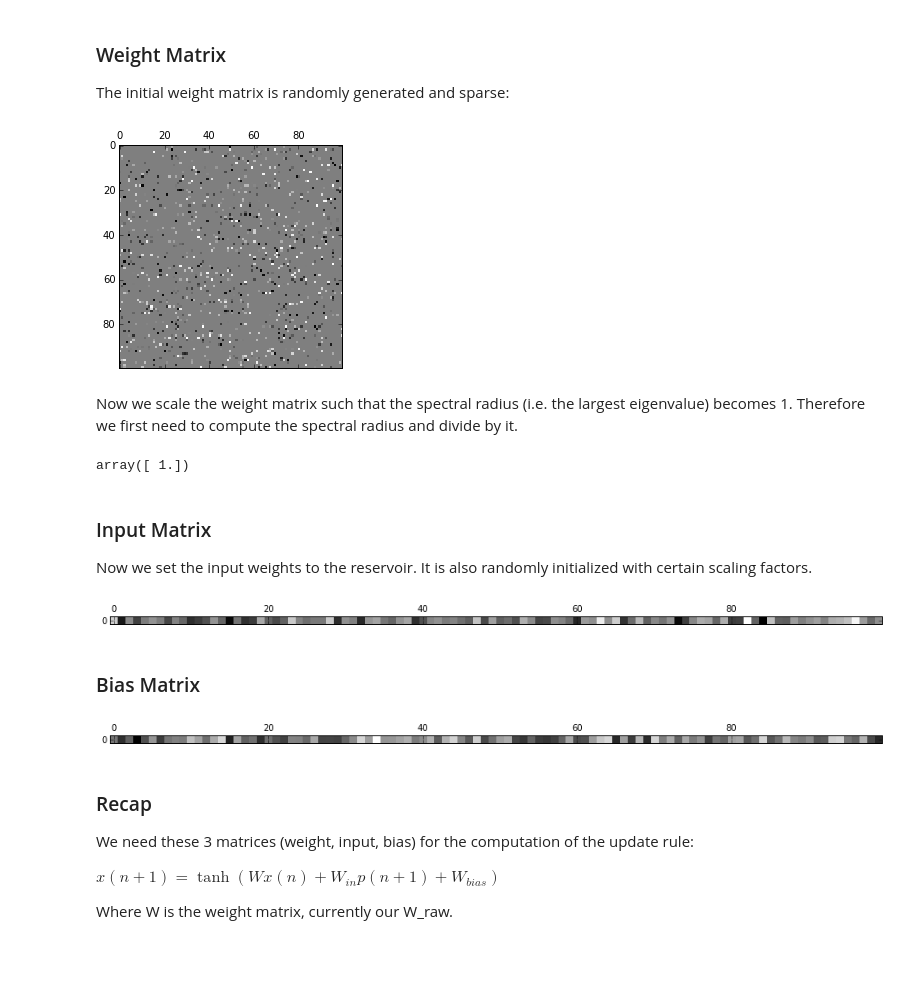
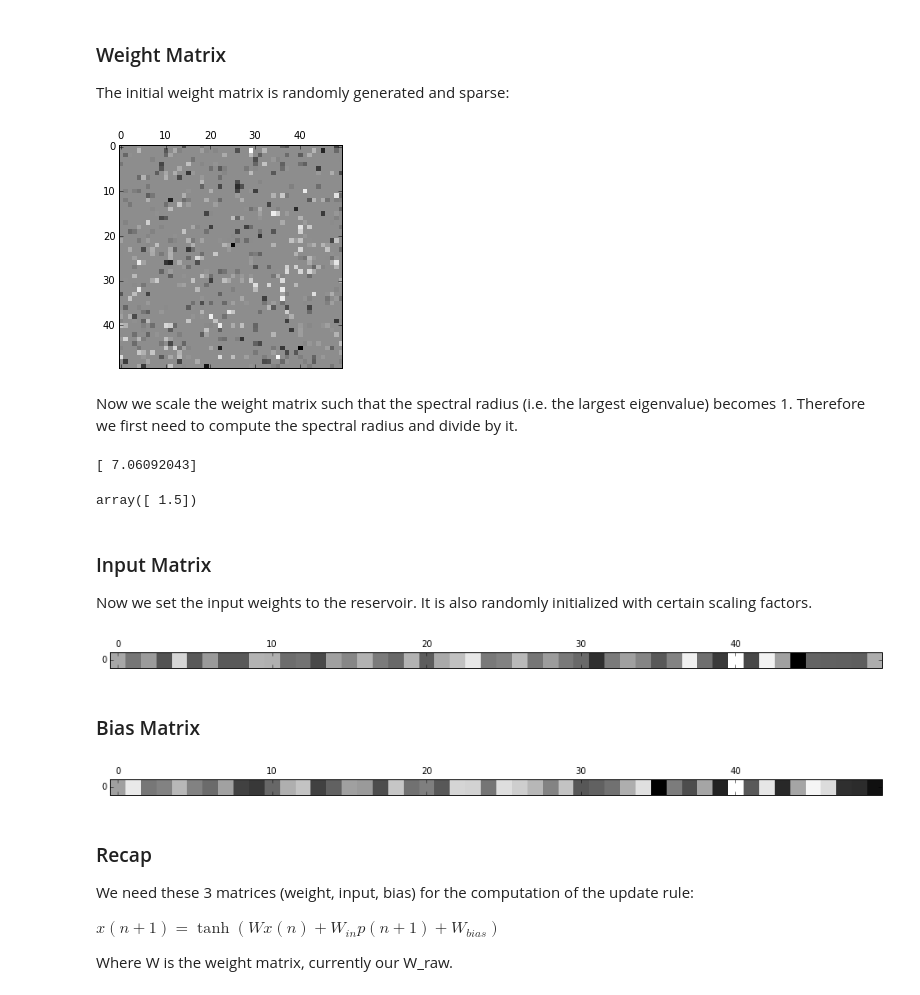
Before and after one commit to kstandvoss/Conceptors, a Jupyter notebook: Conceptors.ipynb, the cells around one changed output. Cells and saved outputs as stored; diff of their text form; code cells hidden in the pictures; blank space fills up the shorter version.

Commit message:
added sparse normal weights

```diff
--- a/Conceptors.ipynb
+++ b/Conceptors.ipynb
@@ -10,23 +15,25 @@ np.random.seed(2)
 First we configure the network for a given size and connectivity.
 # %%
 # network size
-N = 100
+N = 50
 
 # network connectivity
 netConn = 10./N
+#netConn = 1
 # %% [markdown]
 ### Weight Matrix
 The initial weight matrix is randomly generated and sparse:
 # %%
 # initialize random weights
 import scipy.sparse as sparse
-W_unscaled = sparse.rand(N, N, density=netConn/2) - sparse.rand(N, N, density=netConn/2)
+#W_unscaled = sparse.rand(N, N, density=netConn/2) - sparse.rand(N, N, density=netConn/2)
+W_unscaled = sprandn.sprandn(N,N,netConn)
 
 # sparse returns a coo-matrix, not the usual numpy matrix!
 
 plt.matshow(W_unscaled.todense(), cmap=plt.cm.gray);
 # %% [output]
-[figure, old version]
+[figure, new version]
 # %% [markdown]
 Now we scale the weight matrix such that the spectral radius (i.e. the largest eigenvalue) becomes 1. Therefore we first need to compute the spectral radius and divide by it.
 # %%
@@ -41,35 +48,40 @@ def getSpecRad(m):
     return specRad
 
 specRad = getSpecRad(W_unscaled.todense())
+print specRad
+# %% [output]
+[ 7.06092043]
 # %%
-W_raw = W_unscaled/specRad
+W_raw = W_unscaled/specRad * 1.5
 
-# the new spectral radius is 1
+# the new spectral radius is 1.5
 getSpecRad(W_raw)
 # %% [output]
-array([ 1.])
+array([ 1.5])
 # %% [markdown]
 ### Input Matrix
 Now we set the input weights to the reservoir. It is also randomly initialized with certain scaling factors.
 # %%
 netInputScaling = 1.5
 numInputDims = 1
 
-W_in = netInputScaling * np.random.randn(N,numInputDims) - netInputScaling/2
+#W_in = netInputScaling * np.random.randn(N,numInputDims) - netInputScaling/2
+W_in = netInputScaling * np.random.normal(0,1,(N,numInputDims))
 
 plt.matshow(W_in.T, cmap=plt.cm.gray);
 # %% [output]
-[figure, old version]
+[figure, new version]
 # %% [markdown]
 ### Bias Matrix
 # %%
 biasScaling = 0.2
 
-W_bias = biasScaling * np.random.randn(N,1) - biasScaling/2
+#W_bias = biasScaling * np.random.randn(N,1) - biasScaling/2
+W_bias = biasScaling * np.random.normal(0,1,(N,1))
 
 plt.matshow(np.asmatrix(W_bias.T), cmap=plt.cm.gray);
 # %% [output]
-[figure, old version]
+[figure, new version]
 # %% [markdown]
 ### Recap
 We need these 3 matrices (weight, input, bias) for the computation of the update rule:
```
Also changed, not shown: parts of 14 cells of this notebook, 1 other file.
